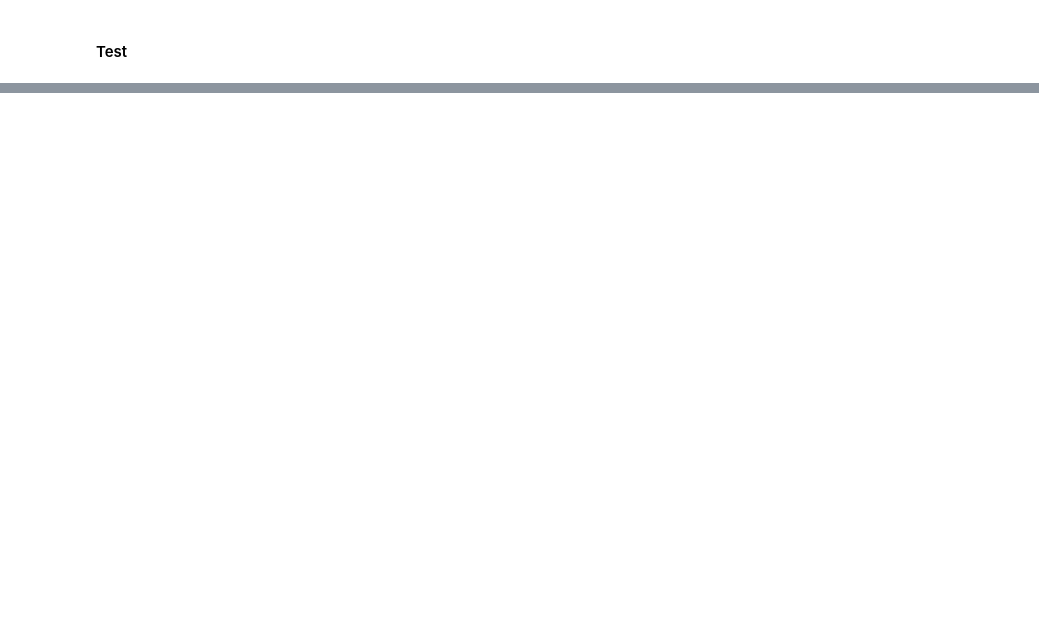
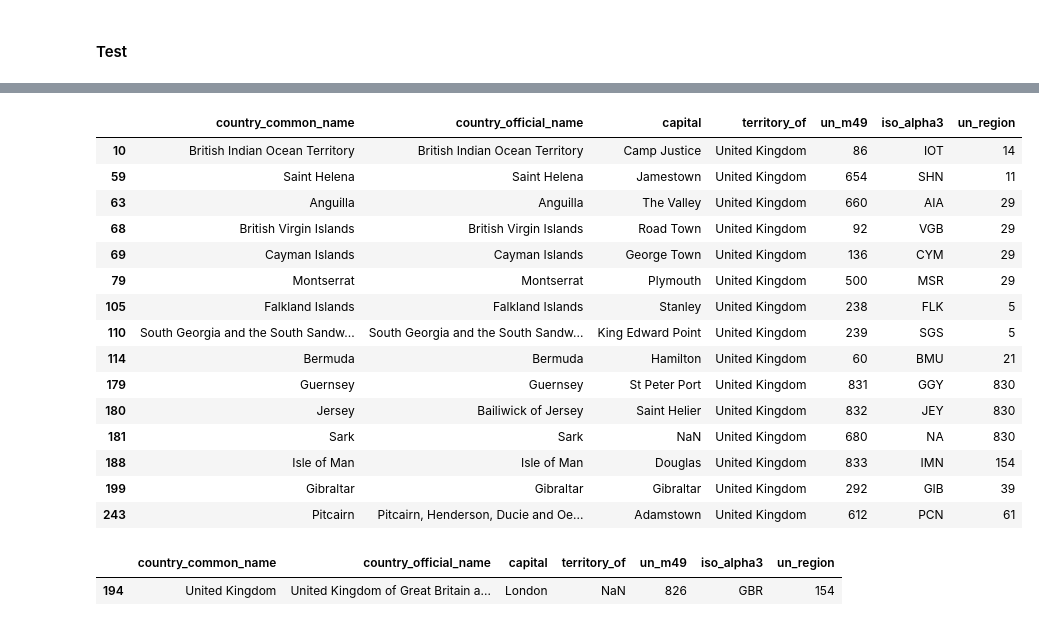
Before and after one commit to skustes/UN-Regions-and-Countries, a Jupyter notebook: Countries & UN Regions.ipynb, the cells around one changed output, grey strips where cells are left out. Cells and saved outputs as stored; diff of their text form; code cells hidden in the pictures; blank space fills up the shorter version.

Commit message:
Cleaned common and official name fields

```diff
--- a/Countries & UN Regions.ipynb
+++ b/Countries & UN Regions.ipynb
@@ -125,0 +524,2 @@ AttributeError: 'DataFrame' object has no attribute 'unique'
+# %%
+countries.drop( columns=['developed_developing_countries'], inplace=True )
@@ -125,0 +554,2 @@ AttributeError: 'DataFrame' object has no attribute 'unique'
+# %%
+countries['iso_alpha3'].fillna( 'NA', inplace=True )
@@ -125,0 +683,4 @@ AttributeError: 'DataFrame' object has no attribute 'unique'
+# %%
+countries.loc[0,'country_official_name'] = "Saint Helena, Ascension, and Tristan da Cunha"
+countries.loc[0,'country_common_name'] = "Saint Helena, Ascension, and Tristan da Cunha"
+countries.loc[25,'country_official_name'] = "Bonaire, Sint Eustatius, and Saba"
@@ -125,0 +715,2 @@ AttributeError: 'DataFrame' object has no attribute 'unique'
+# %%
+countries.drop( columns=['least_developed_countries','landlocked_developing_countries','small_island_developing_states','developed','developing'], axis=1, inplace=True )
@@ -125,0 +734,24 @@ AttributeError: 'DataFrame' object has no attribute 'unique'
+# %%
+countries.query( 'territory_of == "United Kingdom"' )
+# %% [output]
+|  | country_common_name | country_official_name | capital | territory_of | un_m49 | iso_alpha3 | un_region |
+| 10 | British Indian Ocean Territory | British Indian Ocean Territory | Camp Justice | United Kingdom | 86 | IOT | 14 |
+| 59 | Saint Helena | Saint Helena | Jamestown | United Kingdom | 654 | SHN | 11 |
+| 63 | Anguilla | Anguilla | The Valley | United Kingdom | 660 | AIA | 29 |
+| 68 | British Virgin Islands | British Virgin Islands | Road Town | United Kingdom | 92 | VGB | 29 |
+| 69 | Cayman Islands | Cayman Islands | George Town | United Kingdom | 136 | CYM | 29 |
+| 79 | Montserrat | Montserrat | Plymouth | United Kingdom | 500 | MSR | 29 |
+| 105 | Falkland Islands | Falkland Islands | Stanley | United Kingdom | 238 | FLK | 5 |
+| 110 | South Georgia and the South Sandw... | South Georgia and the South Sandw... | King Edward Point | United Kingdom | 239 | SGS | 5 |
+| 114 | Bermuda | Bermuda | Hamilton | United Kingdom | 60 | BMU | 21 |
+| 179 | Guernsey | Guernsey | St Peter Port | United Kingdom | 831 | GGY | 830 |
+| 180 | Jersey | Bailiwick of Jersey | Saint Helier | United Kingdom | 832 | JEY | 830 |
+| 181 | Sark | Sark | NaN | United Kingdom | 680 | NA | 830 |
+| 188 | Isle of Man | Isle of Man | Douglas | United Kingdom | 833 | IMN | 154 |
+| 199 | Gibraltar | Gibraltar | Gibraltar | United Kingdom | 292 | GIB | 39 |
+| 243 | Pitcairn | Pitcairn, Henderson, Ducie and Oe... | Adamstown | United Kingdom | 612 | PCN | 61 |
+# %%
+countries[ countries['country_common_name'] == 'United Kingdom' ]
+# %% [output]
+|  | country_common_name | country_official_name | capital | territory_of | un_m49 | iso_alpha3 | un_region |
+| 194 | United Kingdom | United Kingdom of Great Britain a... | London | NaN | 826 | GBR | 154 |
```
Also changed, not shown: parts of 87 cells of this notebook.
